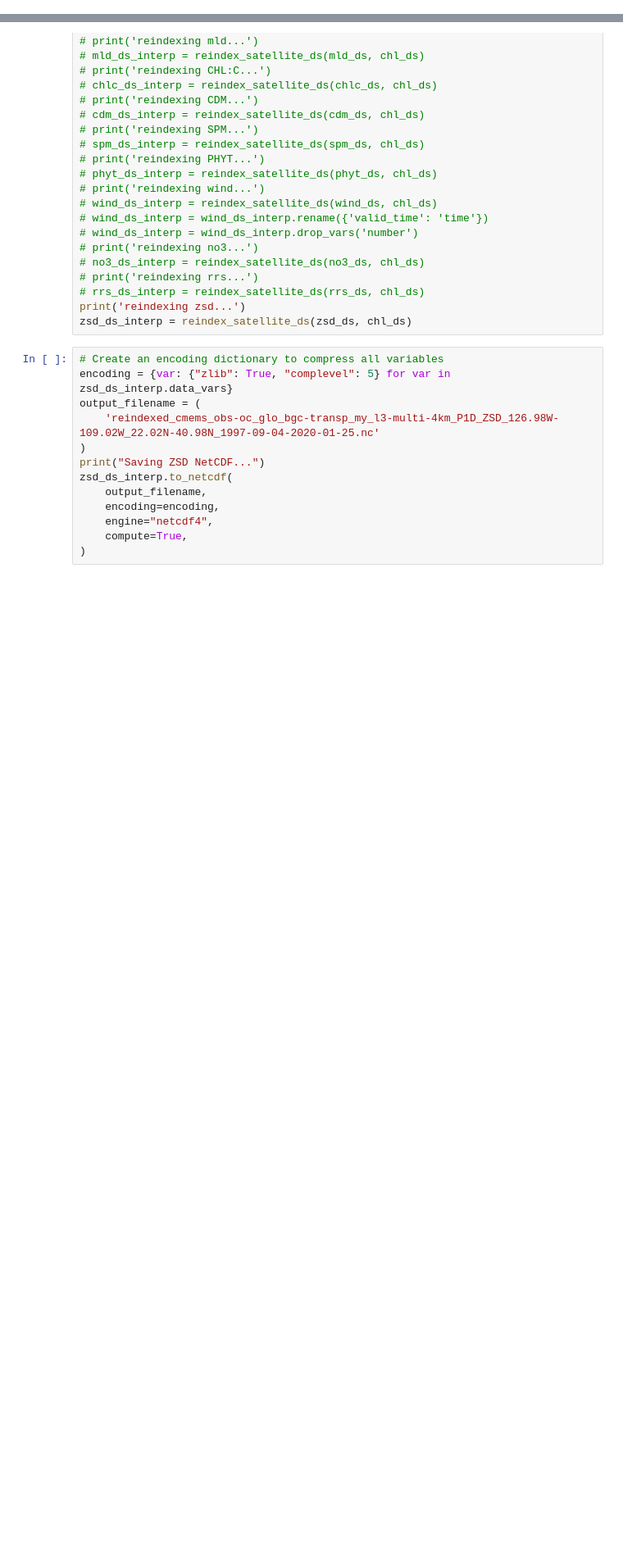
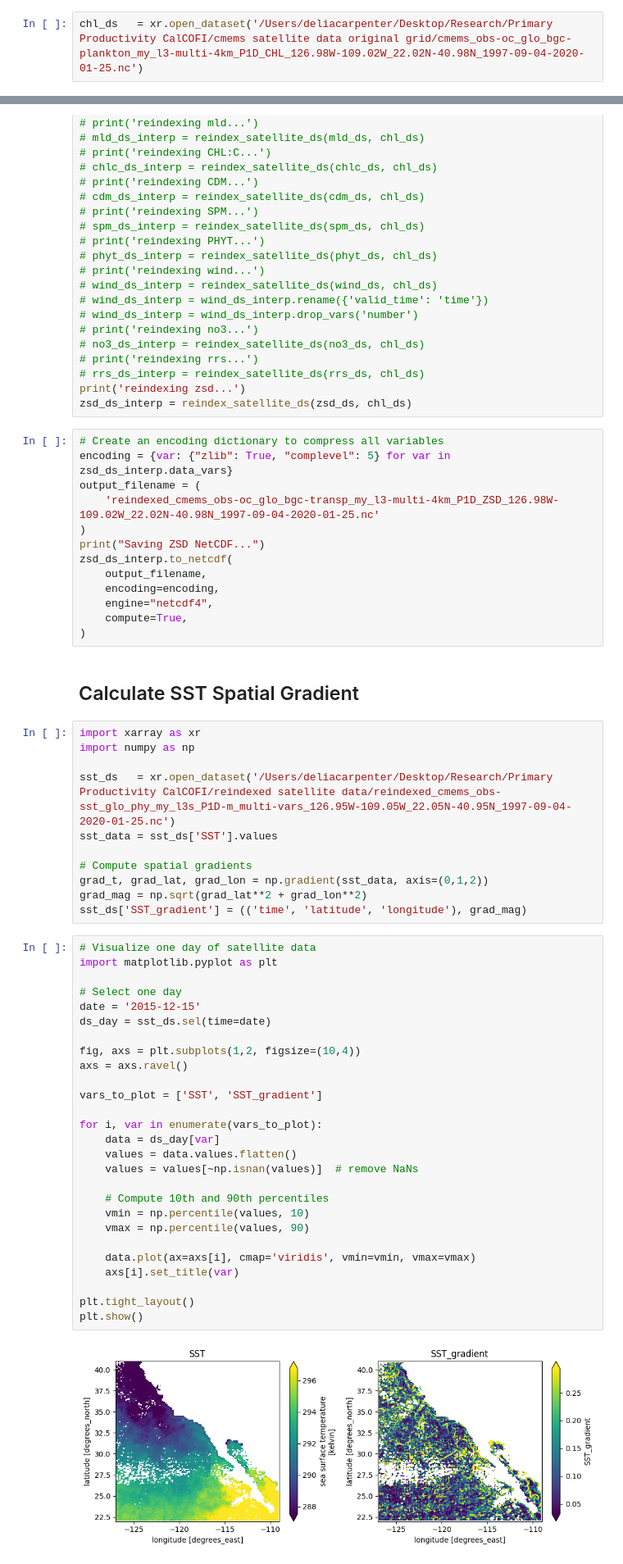
Before and after one commit to decarpenter/primary-productivity, a Jupyter notebook: notebooks/02 Get Satellite Data.ipynb, the cells around one changed output, grey strips where cells are left out. Shown at 82% size. Cells and saved outputs as stored; diff of their text form; blank space fills up the shorter version.

```diff
--- a/notebooks/02 Get Satellite Data.ipynb
+++ b/notebooks/02 Get Satellite Data.ipynb
@@ -605,0 +984,2 @@ df = create_daily_oni_dataframe()
+# %%
+chl_ds   = xr.open_dataset('/Users/deliacarpenter/Desktop/Research/Primary Productivity CalCOFI/cmems satellite data original grid/cmems_obs-oc_glo_bgc-plankton_my_l3-multi-4km_P1D_CHL_126.98W-109.02W_22.02N-40.98N_1997-09-04-2020-01-25.nc')
@@ -695,3 +1219,45 @@ zsd_ds_interp.to_netcdf(
     engine="netcdf4",
     compute=True,
 )
+# %% [markdown]
+## Calculate SST Spatial Gradient
+# %%
+import xarray as xr
+import numpy as np
+
+sst_ds   = xr.open_dataset('/Users/deliacarpenter/Desktop/Research/Primary Productivity CalCOFI/reindexed satellite data/reindexed_cmems_obs-sst_glo_phy_my_l3s_P1D-m_multi-vars_126.95W-109.05W_22.05N-40.95N_1997-09-04-2020-01-25.nc')
+sst_data = sst_ds['SST'].values
+
+# Compute spatial gradients
+grad_t, grad_lat, grad_lon = np.gradient(sst_data, axis=(0,1,2))
+grad_mag = np.sqrt(grad_lat**2 + grad_lon**2)
+sst_ds['SST_gradient'] = (('time', 'latitude', 'longitude'), grad_mag)
+# %%
+# Visualize one day of satellite data
+import matplotlib.pyplot as plt
+
+# Select one day
+date = '2015-12-15'
+ds_day = sst_ds.sel(time=date)
+
+fig, axs = plt.subplots(1,2, figsize=(10,4))
+axs = axs.ravel()
+
+vars_to_plot = ['SST', 'SST_gradient']
+
+for i, var in enumerate(vars_to_plot):
+    data = ds_day[var]
+    values = data.values.flatten()
+    values = values[~np.isnan(values)]  # remove NaNs
+
+    # Compute 10th and 90th percentiles
+    vmin = np.percentile(values, 10)
+    vmax = np.percentile(values, 90)
+
+    data.plot(ax=axs[i], cmap='viridis', vmin=vmin, vmax=vmax)
+    axs[i].set_title(var)
+
+plt.tight_layout()
+plt.show()
+# %% [output]
+[figure, added]
```
Also changed, not shown: parts of 31 cells of this notebook.
